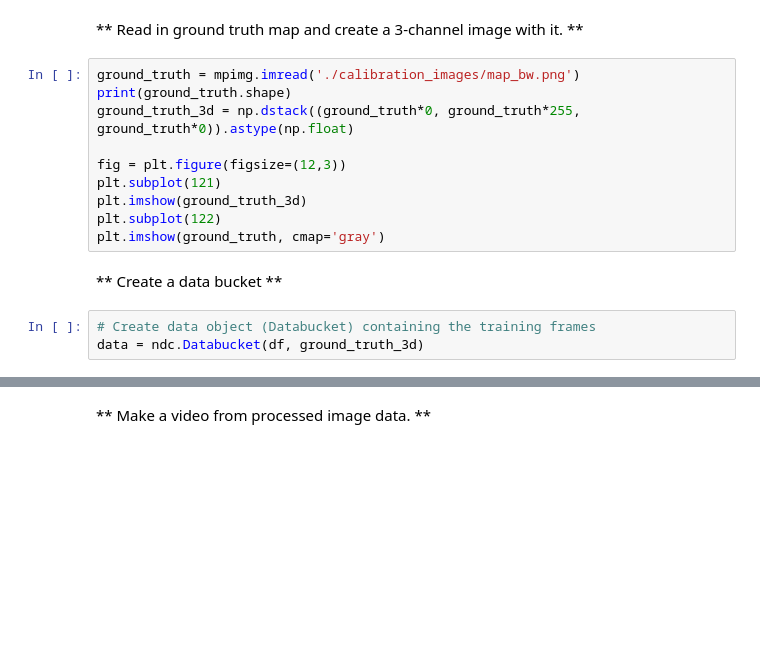
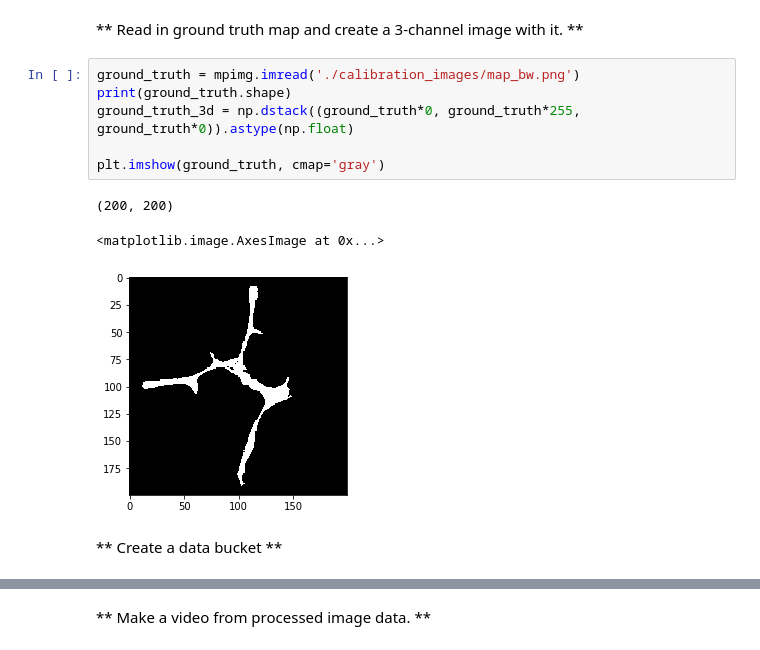
Before and after one commit to elshera/nd_robotics, a Jupyter notebook: prj_search_sample_return/Rover_Project_Notebook.ipynb, the cells around one changed output, grey strips where cells are left out. Drawn from its saved outputs; the diff is of its cells as text; blank space fills up the shorter version.

```diff
--- a/prj_search_sample_return/Rover_Project_Notebook.ipynb
+++ b/prj_search_sample_return/Rover_Project_Notebook.ipynb
@@ -184,15 +311,12 @@ df.head()
 # %%
 ground_truth = mpimg.imread('./calibration_images/map_bw.png')
 print(ground_truth.shape)
 ground_truth_3d = np.dstack((ground_truth*0, ground_truth*255, ground_truth*0)).astype(np.float)
 
-fig = plt.figure(figsize=(12,3))
-plt.subplot(121)
-plt.imshow(ground_truth_3d)
-plt.subplot(122)
 plt.imshow(ground_truth, cmap='gray')
+# %% [output]
+(200, 200)
+<matplotlib.image.AxesImage at 0x...>
+[figure, added]
 # %% [markdown]
 ** Create a data bucket **
-# %%
-# Create data object (Databucket) containing the training frames
-data = ndc.Databucket(df, ground_truth_3d)
```
Also changed, not shown: parts of 22 cells of this notebook, 12 other files.
